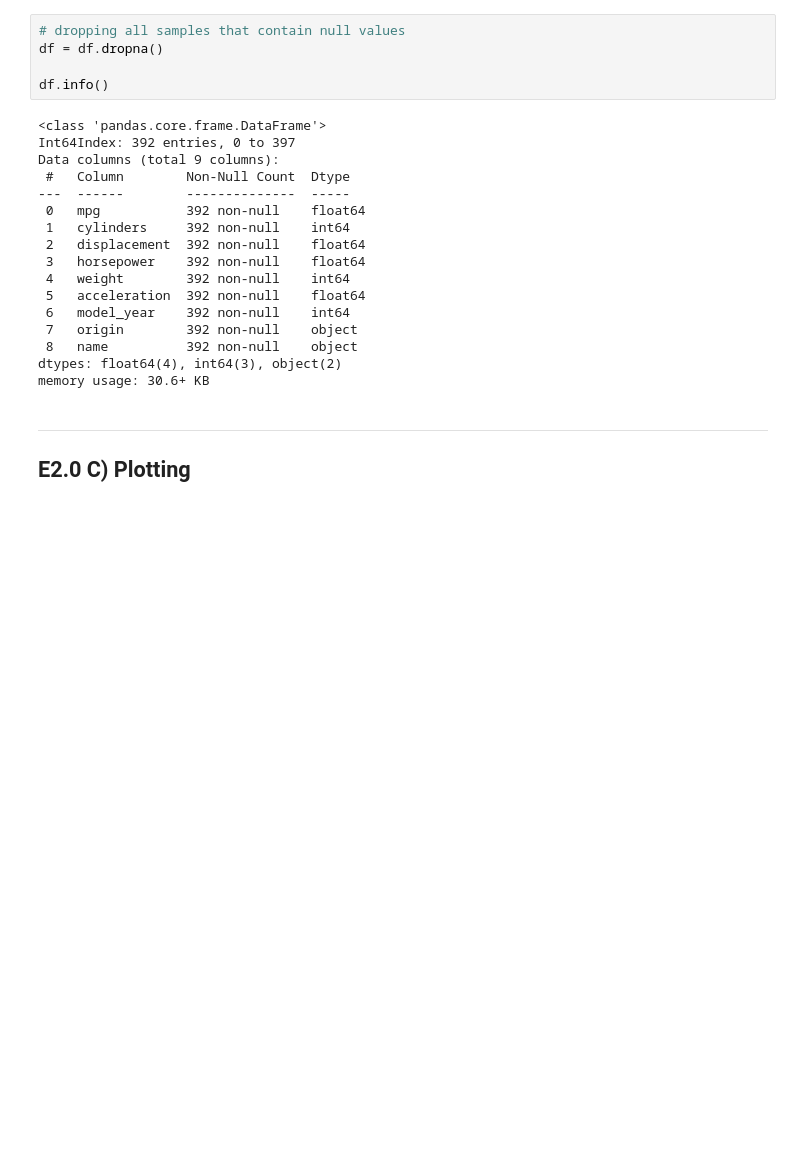
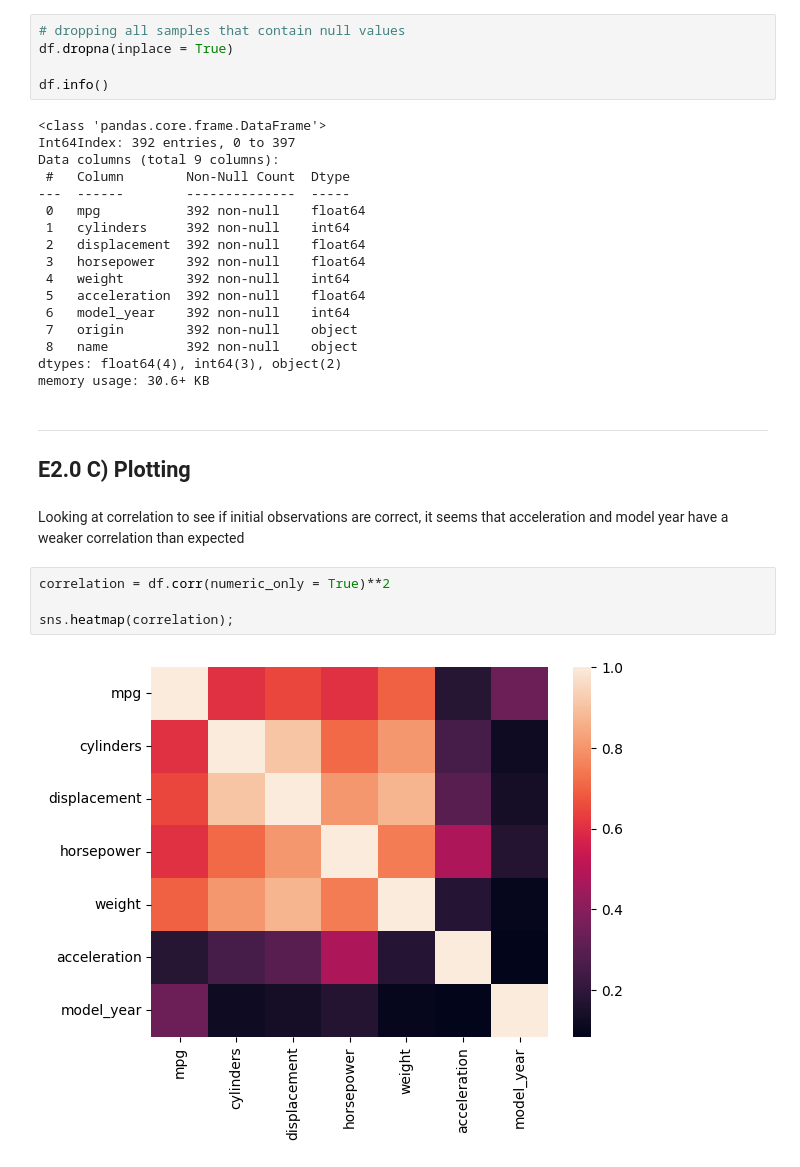
Before and after one commit to Andreas-Svensson/machine_learning, a Jupyter notebook: exercises/E2.ipynb, the cells around one changed output. Drawn from its saved outputs; the diff is of its cells as text; blank space fills up the shorter version.

```diff
--- a/exercises/E2.ipynb
+++ b/exercises/E2.ipynb
@@ -103,7 +116,7 @@ Overall, all variables seem to have at least some correlation with mpg, and as s
 As horsepower will end up being used, the null values have to be handled:
 # %%
 # dropping all samples that contain null values
-df = df.dropna()
+df.dropna(inplace = True)
 
 df.info()
 # %% [output]
@@ -126,3 +139,11 @@ memory usage: 30.6+ KB
 # %% [markdown]
 ---
 ## E2.0 C) Plotting
+# %% [markdown]
+Looking at correlation to see if initial observations are correct, it seems that acceleration and model year have a weaker correlation than expected
+# %%
+correlation = df.corr(numeric_only = True)**2
+
+sns.heatmap(correlation);
+# %% [output]
+[figure, added]
```
Also changed, not shown: parts of 25 cells of this notebook.
